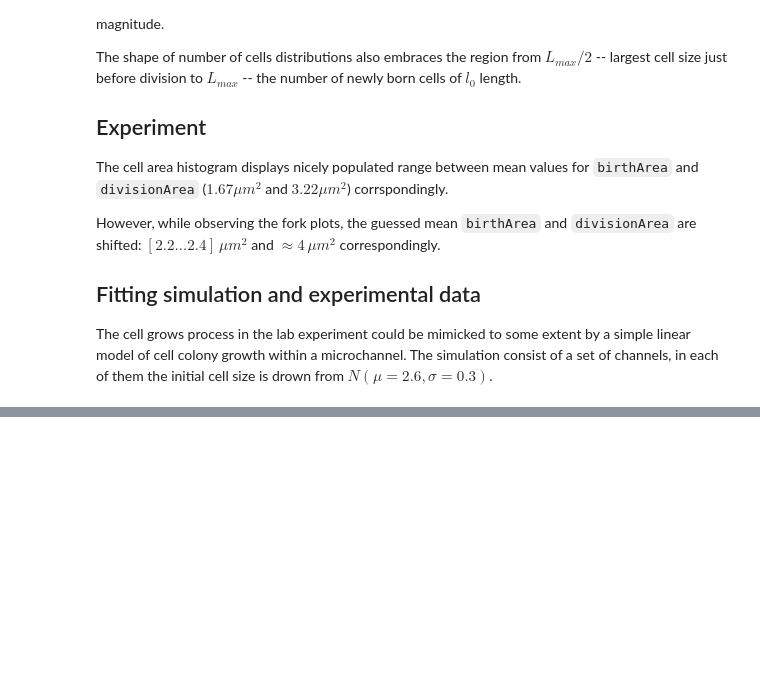
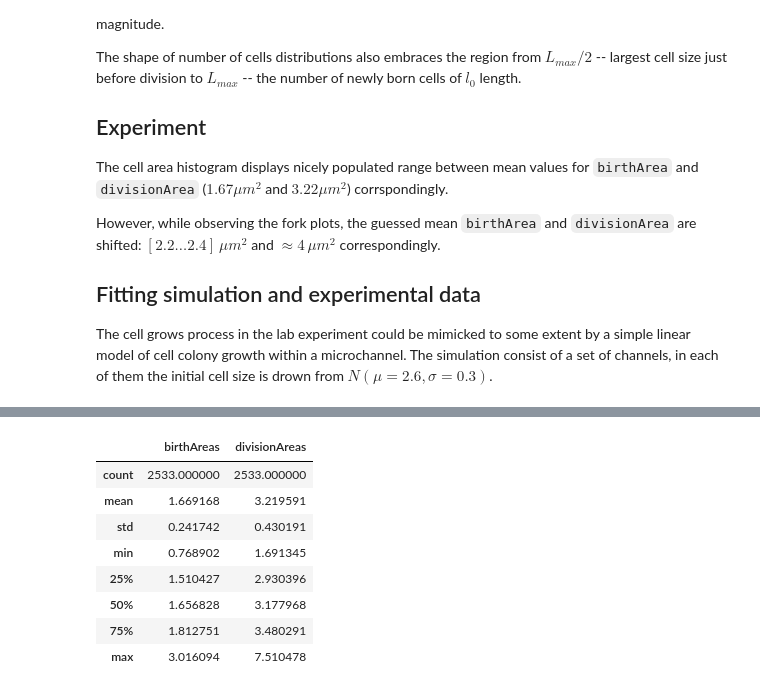
Before and after one commit to raalesir/bacterial_growth, a Jupyter notebook: bacterial_growth.ipynb, the cells around one changed output, grey strips where cells are left out. Drawn from its saved outputs; the diff is of its cells as text; code cells hidden in the pictures; blank space fills up the shorter version.

```diff
--- a/bacterial_growth.ipynb
+++ b/bacterial_growth.ipynb
@@ -403,3 +445,15 @@ The simulation consist of a set of channels, in each of them the initial cell si
+# %%
+birth_division_data.describe()
+# %% [output]
+|  | birthAreas | divisionAreas |
+| count | 2533.000000 | 2533.000000 |
+| mean | 1.669168 | 3.219591 |
+| std | 0.241742 | 0.430191 |
+| min | 0.768902 | 1.691345 |
+| 25% | 1.510427 | 2.930396 |
+| 50% | 1.656828 | 3.177968 |
+| 75% | 1.812751 | 3.480291 |
+| max | 3.016094 | 7.510478 |
 # %%
 !jupyter nbconvert  bacterial_growth.ipynb --to pdf --no-input && open bacterial_growth.pdf
 # %% [output]
```
Also changed, not shown: parts of 18 cells of this notebook.
